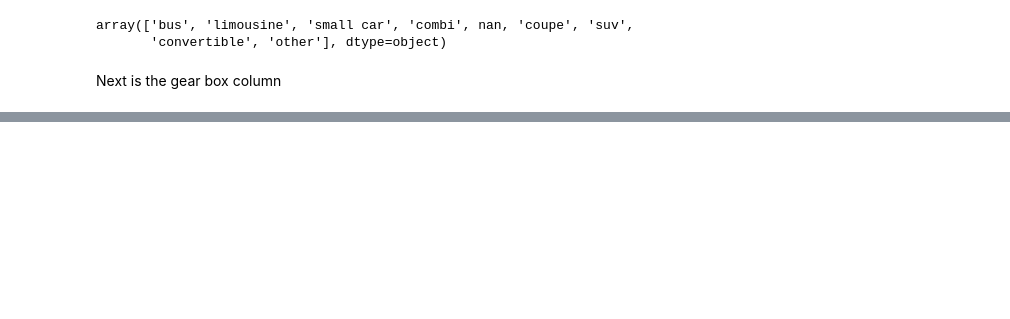
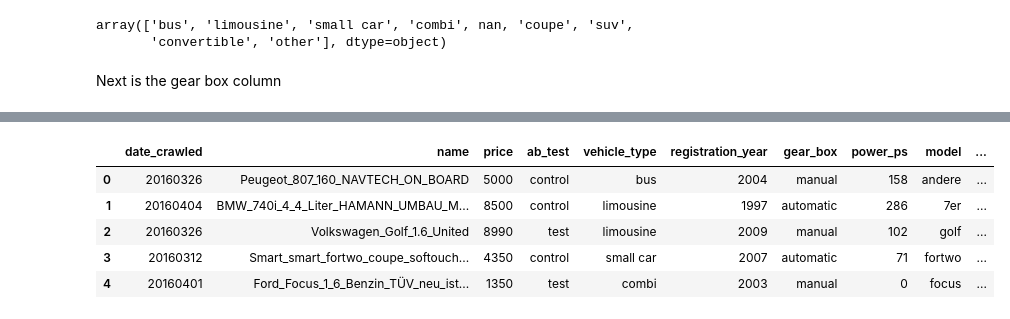
Before and after one commit to Daniel-C-Gagnon/Exploring-Ebay-Car-Sales-Data, a Jupyter notebook: Exploring Ebay Car Sales Data.ipynb, the cells around one changed output, grey strips where cells are left out. Saved outputs shown, nothing was run; the diff lists cells and outputs as text; code cells hidden in the pictures; blank space fills up the shorter version.

```diff
--- a/Exploring Ebay Car Sales Data.ipynb
+++ b/Exploring Ebay Car Sales Data.ipynb
@@ -573,0 +611,10 @@ Next is the gear box column
+# %%
+autos["fuel_type"] = autos["fuel_type"].map({
+    'lpg': 'lpg',
+    'benzin': 'petrol',
+    'diesel': 'diesel',
+    'cng': 'cng',
+    'hybrid': 'hybrid',
+    'elektro': 'electric',
+    'andere': 'other'})
+autos["fuel_type"].unique()
@@ -573,0 +628,6 @@ Next is the gear box column
+# %%
+autos["unrepaired_damage"] = autos["unrepaired_damage"].map({
+    'nein': 'no',
+    'ja': 'yes'
+})
+autos["unrepaired_damage"].unique()
@@ -573,0 +647,3 @@ Next is the gear box column
+# %%
+split_date_crawled = autos["date_crawled"].str.split(" ", expand=True)
+split_date_crawled
@@ -573,0 +666,3 @@ Next is the gear box column
+# %%
+autos["date_crawled"] = split_date_crawled[0].str.replace("-", "")
+autos["date_crawled"].astype(int)
@@ -573,0 +682,9 @@ Next is the gear box column
+# %%
+autos.head()
+# %% [output]
+|  | date_crawled | name | price | ab_test | vehicle_type | registration_year | gear_box | power_ps | model | ... |
+| 0 | 20160326 | Peugeot_807_160_NAVTECH_ON_BOARD | 5000 | control | bus | 2004 | manual | 158 | andere | ... |
+| 1 | 20160404 | BMW_740i_4_4_Liter_HAMANN_UMBAU_M... | 8500 | control | limousine | 1997 | automatic | 286 | 7er | ... |
+| 2 | 20160326 | Volkswagen_Golf_1.6_United | 8990 | test | limousine | 2009 | manual | 102 | golf | ... |
+| 3 | 20160312 | Smart_smart_fortwo_coupe_softouch... | 4350 | control | small car | 2007 | automatic | 71 | fortwo | ... |
+| 4 | 20160401 | Ford_Focus_1_6_Benzin_TÜV_neu_ist... | 1350 | test | combi | 2003 | manual | 0 | focus | ... |
```
Also changed, not shown: parts of 35 cells of this notebook.
